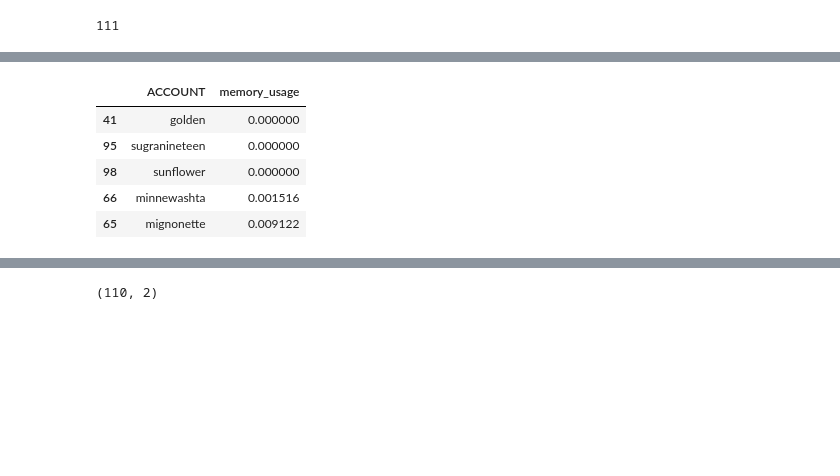
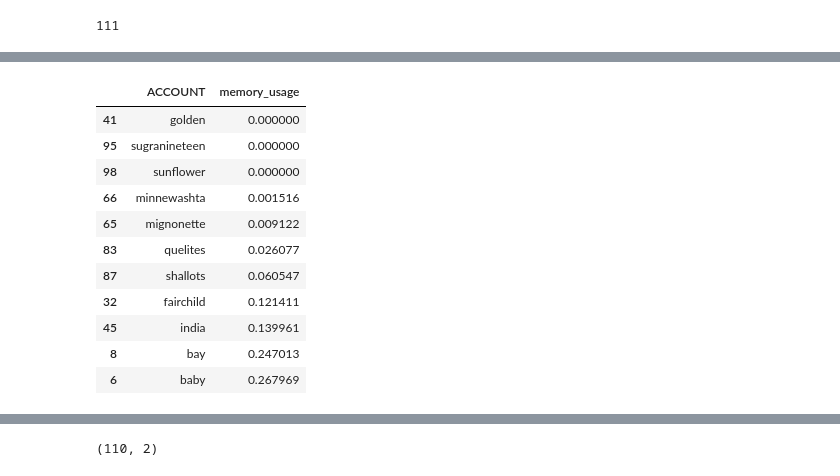
Before and after one commit to Barrett-Rogers/dq2-accre-porcupines, a Jupyter notebook: drexhepi_dancing_dq2.ipynb, the cells around one changed output, grey strips where cells are left out. Cells and saved outputs as stored; diff of their text form; code cells hidden in the pictures; blank space fills up the shorter version.

```diff
--- a/drexhepi_dancing_dq2.ipynb
+++ b/drexhepi_dancing_dq2.ipynb
@@ -694,14 +535,20 @@ grp_percent.drop(grp_percent[grp_percent.ACCOUNT=='blood'].index,inplace=True)
 # %%
 grp_average=grp_percent.groupby('ACCOUNT',as_index=False)[['memory_usage']].mean().sort_values('memory_usage')
 # %%
-grp_average.head()
+grp_average.head(11)
 # %% [output]
 |  | ACCOUNT | memory_usage |
 | 41 | golden | 0.000000 |
 | 95 | sugranineteen | 0.000000 |
 | 98 | sunflower | 0.000000 |
 | 66 | minnewashta | 0.001516 |
 | 65 | mignonette | 0.009122 |
+| 83 | quelites | 0.026077 |
+| 87 | shallots | 0.060547 |
+| 32 | fairchild | 0.121411 |
+| 45 | india | 0.139961 |
+| 8 | bay | 0.247013 |
+| 6 | baby | 0.267969 |
 # %%
 x=grp_average['ACCOUNT'][:20]
 y=round(grp_average['memory_usage'][:20],3)
```
Also changed, not shown: parts of 62 cells of this notebook.
